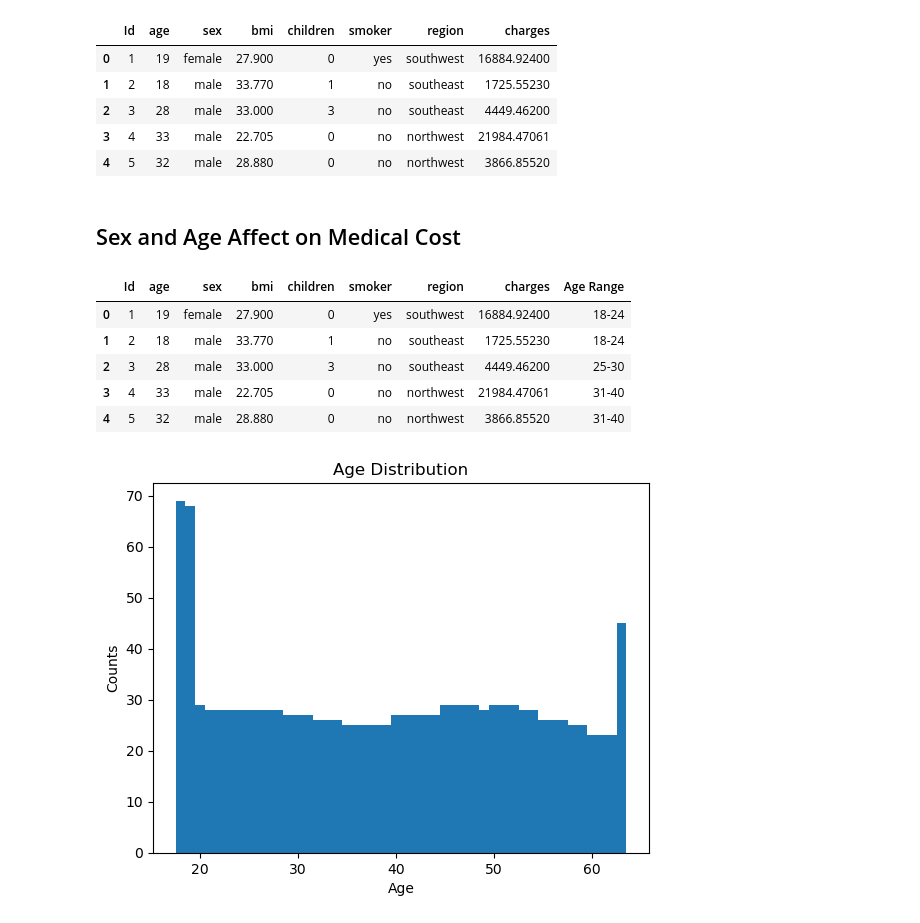
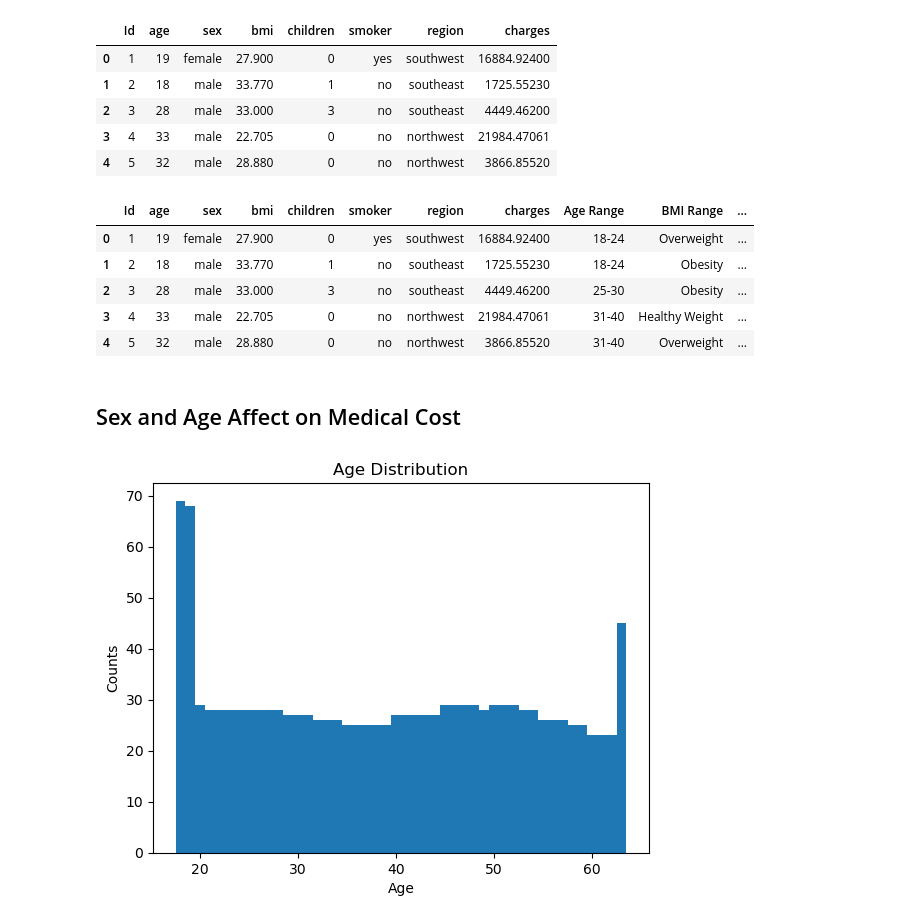
Before and after one commit to jaimelangenfeld/project1, a Jupyter notebook: sex_age.ipynb, the cells around one changed output. Saved outputs shown, nothing was run; the diff lists cells and outputs as text; code cells hidden in the pictures.

```diff
--- a/sex_age.ipynb
+++ b/sex_age.ipynb
@@ -13,20 +13,29 @@ med_cost.head()
 | 2 | 3 | 28 | male | 33.000 | 3 | no | southeast | 4449.46200 |
 | 3 | 4 | 33 | male | 22.705 | 0 | no | northwest | 21984.47061 |
 | 4 | 5 | 32 | male | 28.880 | 0 | no | northwest | 3866.85520 |
-# %% [markdown]
-## Sex and Age Affect on Medical Cost
 # %%
+# Create bins for Age
 bins=[0,24,30,40,50,60,999]
 bin_labels=["18-24", "25-30" ,"31-40", "41-50", "51-60", "61 and above"]
 med_cost["Age Range"]=pd.cut(med_cost['age'],bins, labels = bin_labels, include_lowest=True)
+# Create bins for BMI
+bmi_bins = [0, 18.5, 24.9, 29.9, 100]
+bmi_labels = ["Underweight", "Healthy Weight", "Overweight", "Obesity"]
+med_cost["BMI Range"]=pd.cut(med_cost["bmi"], bmi_bins, labels=bmi_labels, include_lowest=True)
+# Create bins for Number of Children
+child_bins = [0,0.9,2.9,50]
+child_labels=["No Children", " 1 to 2 Children", "3 or More Children"]
+med_cost["Child Range"]=pd.cut(med_cost["children"],child_bins, labels=child_labels, include_lowest=True)
 med_cost.head()
 # %% [output]
-|  | Id | age | sex | bmi | children | smoker | region | charges | Age Range |
-| 0 | 1 | 19 | female | 27.900 | 0 | yes | southwest | 16884.92400 | 18-24 |
-| 1 | 2 | 18 | male | 33.770 | 1 | no | southeast | 1725.55230 | 18-24 |
-| 2 | 3 | 28 | male | 33.000 | 3 | no | southeast | 4449.46200 | 25-30 |
-| 3 | 4 | 33 | male | 22.705 | 0 | no | northwest | 21984.47061 | 31-40 |
-| 4 | 5 | 32 | male | 28.880 | 0 | no | northwest | 3866.85520 | 31-40 |
+|  | Id | age | sex | bmi | children | smoker | region | charges | Age Range | BMI Range | ... |
+| 0 | 1 | 19 | female | 27.900 | 0 | yes | southwest | 16884.92400 | 18-24 | Overweight | ... |
+| 1 | 2 | 18 | male | 33.770 | 1 | no | southeast | 1725.55230 | 18-24 | Obesity | ... |
+| 2 | 3 | 28 | male | 33.000 | 3 | no | southeast | 4449.46200 | 25-30 | Obesity | ... |
+| 3 | 4 | 33 | male | 22.705 | 0 | no | northwest | 21984.47061 | 31-40 | Healthy Weight | ... |
+| 4 | 5 | 32 | male | 28.880 | 0 | no | northwest | 3866.85520 | 31-40 | Overweight | ... |
+# %% [markdown]
+## Sex and Age Affect on Medical Cost
 # %%
 #How does sex and age affect medical cost billed by insurance?
 
```
Also changed, not shown: parts of 10 cells of this notebook, 2 other files.
